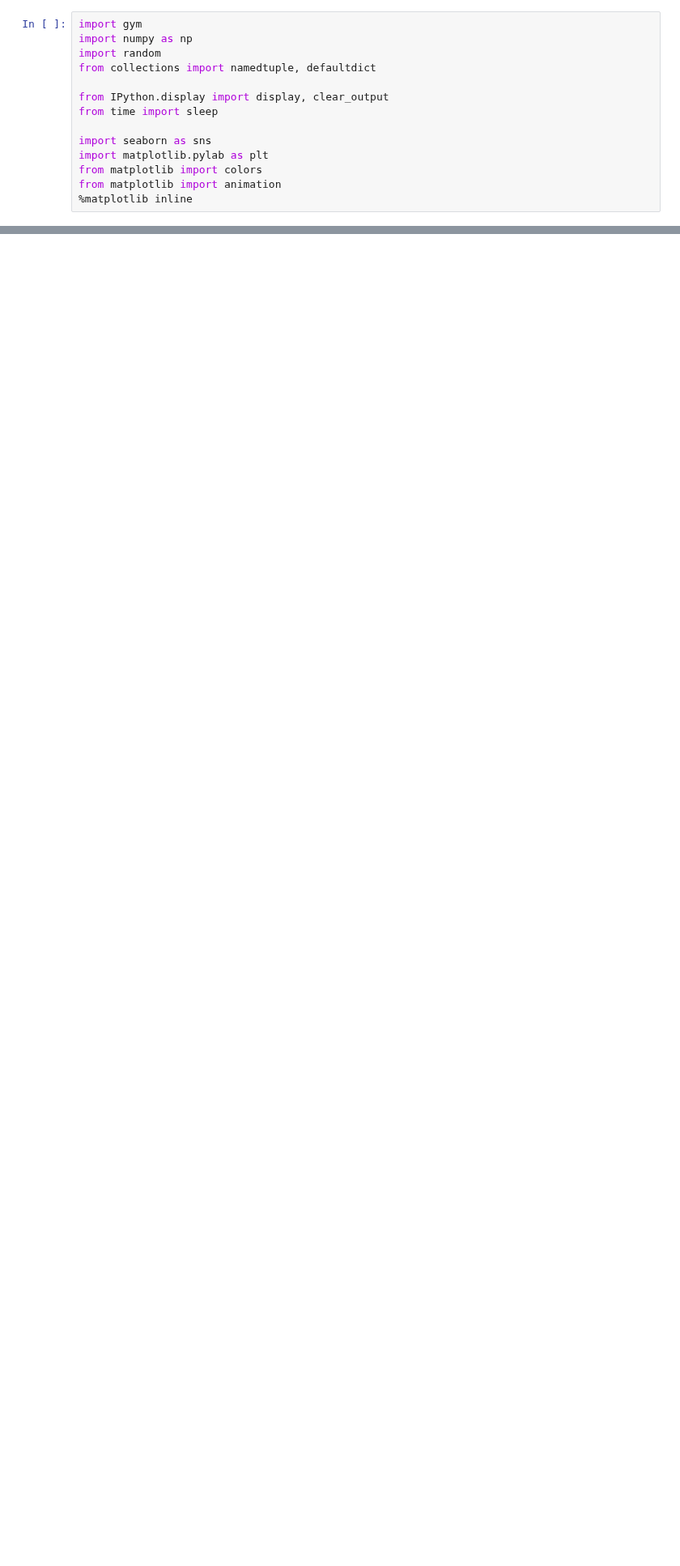
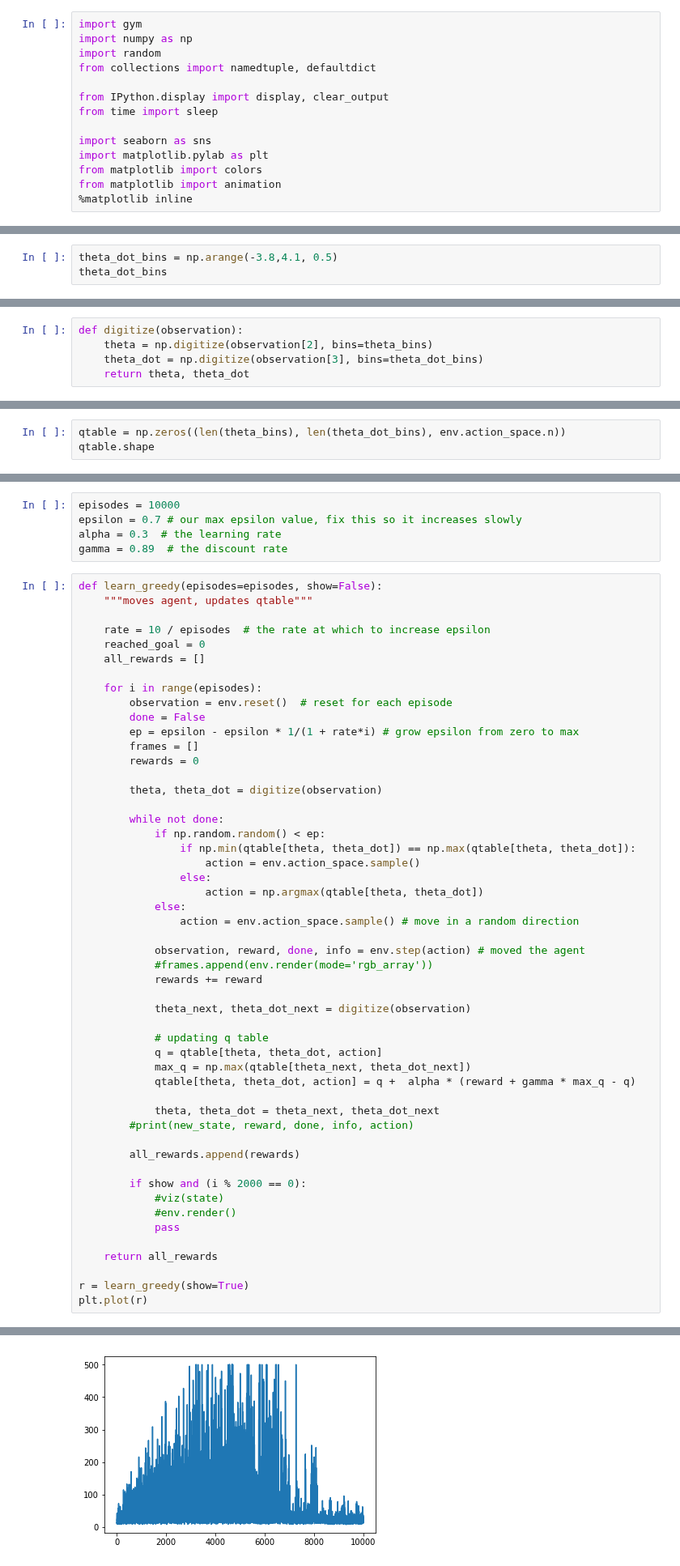
Before and after one commit to khalido/starai, a Jupyter notebook: notebooks/cartpole.ipynb, the cells around one changed output, grey strips where cells are left out. Shown at 81% size. Saved outputs shown, nothing was run; the diff lists cells and outputs as text; blank space fills up the shorter version.

```diff
--- a/notebooks/cartpole.ipynb
+++ b/notebooks/cartpole.ipynb
@@ -51,0 +95,3 @@ for i in range(5):
+# %%
+theta_dot_bins = np.arange(-3.8,4.1, 0.5)
+theta_dot_bins
@@ -51,0 +101,5 @@ for i in range(5):
+# %%
+def digitize(observation):
+    theta = np.digitize(observation[2], bins=theta_bins)
+    theta_dot = np.digitize(observation[3], bins=theta_dot_bins)
+    return theta, theta_dot
@@ -51,0 +110,3 @@ for i in range(5):
+# %%
+qtable = np.zeros((len(theta_bins), len(theta_dot_bins), env.action_space.n))
+qtable.shape
@@ -51,0 +115,57 @@ for i in range(5):
+# %%
+episodes = 10000
+epsilon = 0.7 # our max epsilon value, fix this so it increases slowly
+alpha = 0.3  # the learning rate
+gamma = 0.89  # the discount rate
+# %%
+def learn_greedy(episodes=episodes, show=False):
+    """moves agent, updates qtable"""
+
+    rate = 10 / episodes  # the rate at which to increase epsilon
+    reached_goal = 0
+    all_rewards = []
+
+    for i in range(episodes):
+        observation = env.reset()  # reset for each episode
+        done = False
+        ep = epsilon - epsilon * 1/(1 + rate*i) # grow epsilon from zero to max
+        frames = []
+        rewards = 0
+
+        theta, theta_dot = digitize(observation)
+
+        while not done:
+            if np.random.random() < ep:
+                if np.min(qtable[theta, theta_dot]) == np.max(qtable[theta, theta_dot]):
+                    action = env.action_space.sample()
+                else:
+                    action = np.argmax(qtable[theta, theta_dot])
+            else:
+                action = env.action_space.sample() # move in a random direction
+
+            observation, reward, done, info = env.step(action) # moved the agent
+            #frames.append(env.render(mode='rgb_array'))
+            rewards += reward
+
+            theta_next, theta_dot_next = digitize(observation)
+
+            # updating q table
+            q = qtable[theta, theta_dot, action]
+            max_q = np.max(qtable[theta_next, theta_dot_next])
+            qtable[theta, theta_dot, action] = q +  alpha * (reward + gamma * max_q - q)
+
+            theta, theta_dot = theta_next, theta_dot_next
+        #print(new_state, reward, done, info, action)
+
+        all_rewards.append(rewards)
+
+        if show and (i % 2000 == 0):
+            #viz(state)
+            #env.render()
+            pass
+
+    return all_rewards
+
+r = learn_greedy(show=True)
+plt.plot(r)
+# %% [output]
@@ -51,0 +173 @@ for i in range(5):
+[figure, added]
```
Also changed, not shown: parts of 15 cells of this notebook.
